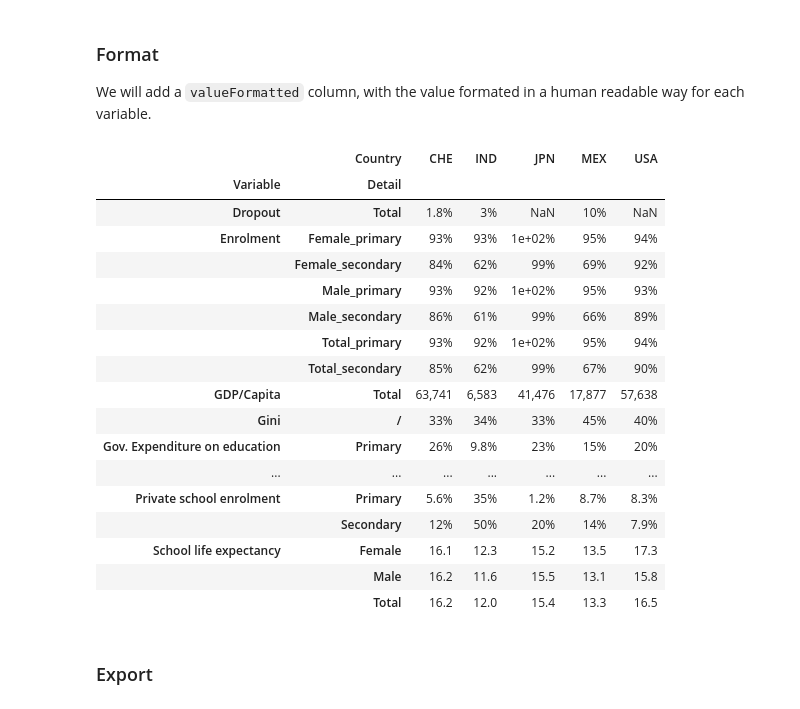
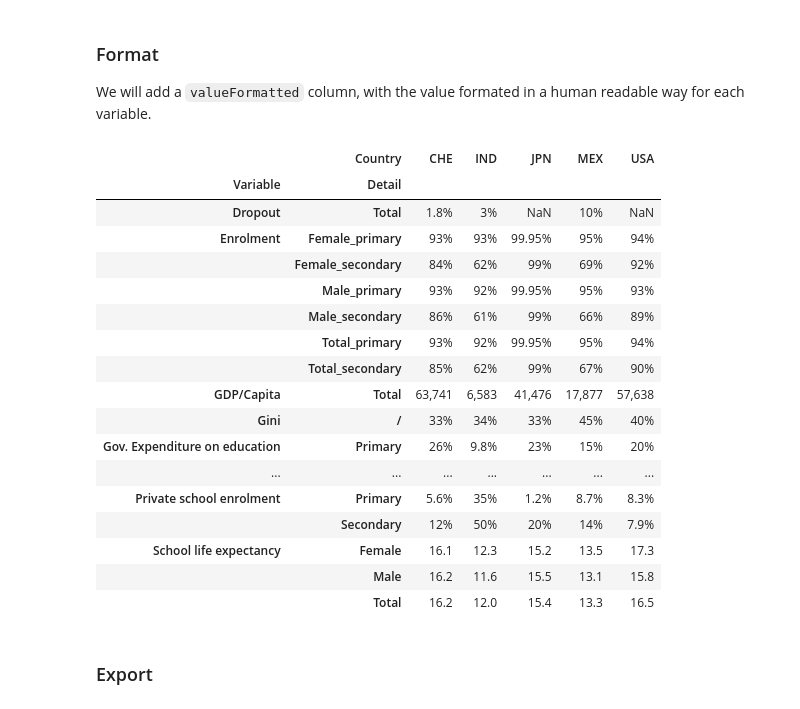
Before and after one commit to com-480-data-visualization/project-2024-school-mappers, a Jupyter notebook: Milestone3_data_processing.ipynb, the cells around one changed output. Saved outputs shown, nothing was run; the diff lists cells and outputs as text; code cells hidden in the pictures.

```diff
--- a/Milestone3_data_processing.ipynb
+++ b/Milestone3_data_processing.ipynb
@@ -543,32 +543,32 @@ We will add a `valueFormatted` column, with the value formated in a human readab
 # %%
 format_per_variable = {
     'PISA score': '{:.0f}'.format,
     'PISA repartition': '{:.2g}%'.format,
     'GDP/Capita': '{:,.0f}'.format,
     'Litteracy rate': '{:.2g}%'.format,
-    'Enrolment': '{:.2g}%'.format,
+    'Enrolment': lambda x: '{:.4g}%'.format(x) if x > 99.9 else '{:.2g}%'.format(x),
     'Private school enrolment': '{:.2g}%'.format,
     'School life expectancy': '{:.1f}'.format,
     'Gov. Expenditure on education': '{:.2g}%'.format,
     'Population': humanize.intword,
     'Dropout': '{:.2g}%'.format,
     'Name': lambda x:x,
     'HDI Rank': '{:.0f}'.format,
     'HDI': '{:.2f}'.format,
     'Income': '{:.2g}%'.format,
     'Gini': '{:.2g}%'.format
 }
 country_data["valueFormatted"] = country_data.apply(lambda x: format_per_variable[x.Variable](x.Value), axis=1)
 country_data.pivot_table(index=["Variable", "Detail"], columns ="Country", values="valueFormatted", aggfunc="first")
 # %% [output]
 |  | Country | CHE | IND | JPN | MEX | USA |
 | Variable | Detail |  |  |  |  |  |
 | Dropout | Total | 1.8% | 3% | NaN | 10% | NaN |
-| Enrolment | Female_primary | 93% | 93% | 1e+02% | 95% | 94% |
+| Enrolment | Female_primary | 93% | 93% | 99.95% | 95% | 94% |
 |  | Female_secondary | 84% | 62% | 99% | 69% | 92% |
-|  | Male_primary | 93% | 92% | 1e+02% | 95% | 93% |
+|  | Male_primary | 93% | 92% | 99.95% | 95% | 93% |
 |  | Male_secondary | 86% | 61% | 99% | 66% | 89% |
-|  | Total_primary | 93% | 92% | 1e+02% | 95% | 94% |
+|  | Total_primary | 93% | 92% | 99.95% | 95% | 94% |
 |  | Total_secondary | 85% | 62% | 99% | 67% | 90% |
 | GDP/Capita | Total | 63,741 | 6,583 | 41,476 | 17,877 | 57,638 |
 | Gini | / | 33% | 34% | 33% | 45% | 40% |
```
Also changed, not shown: 1 other file.
